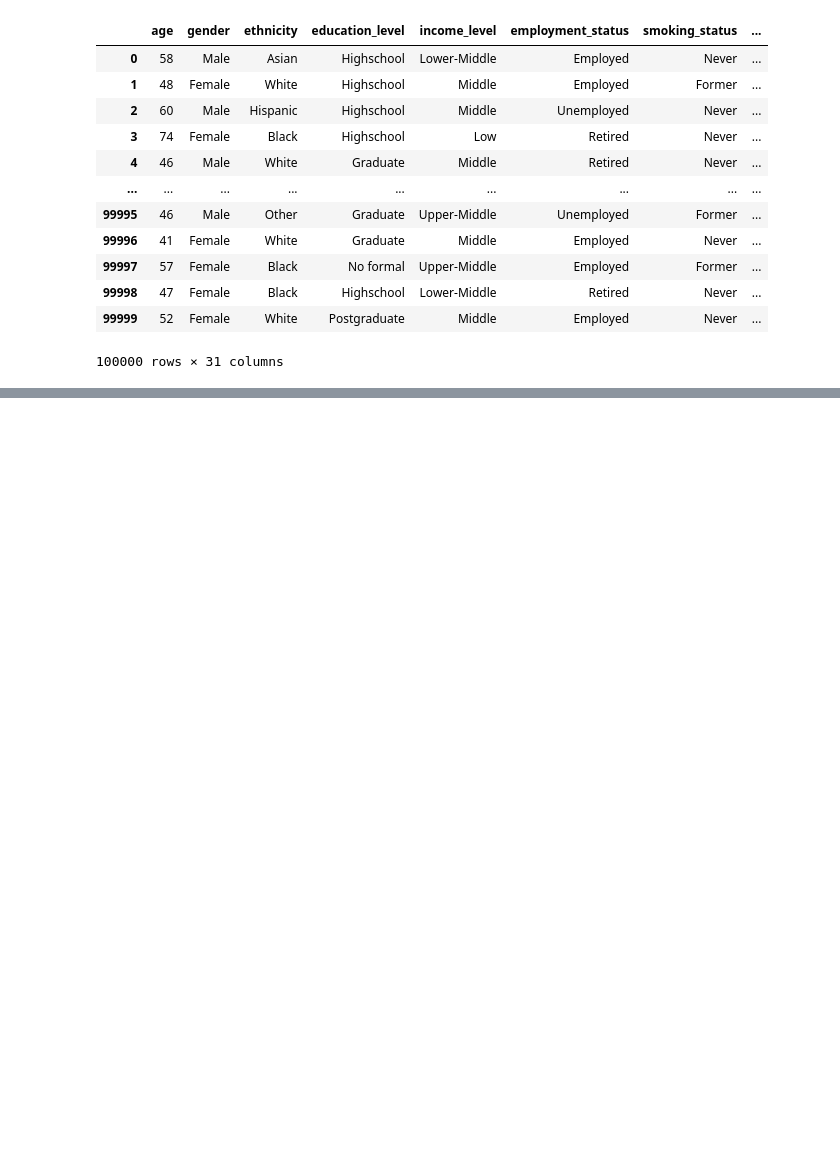
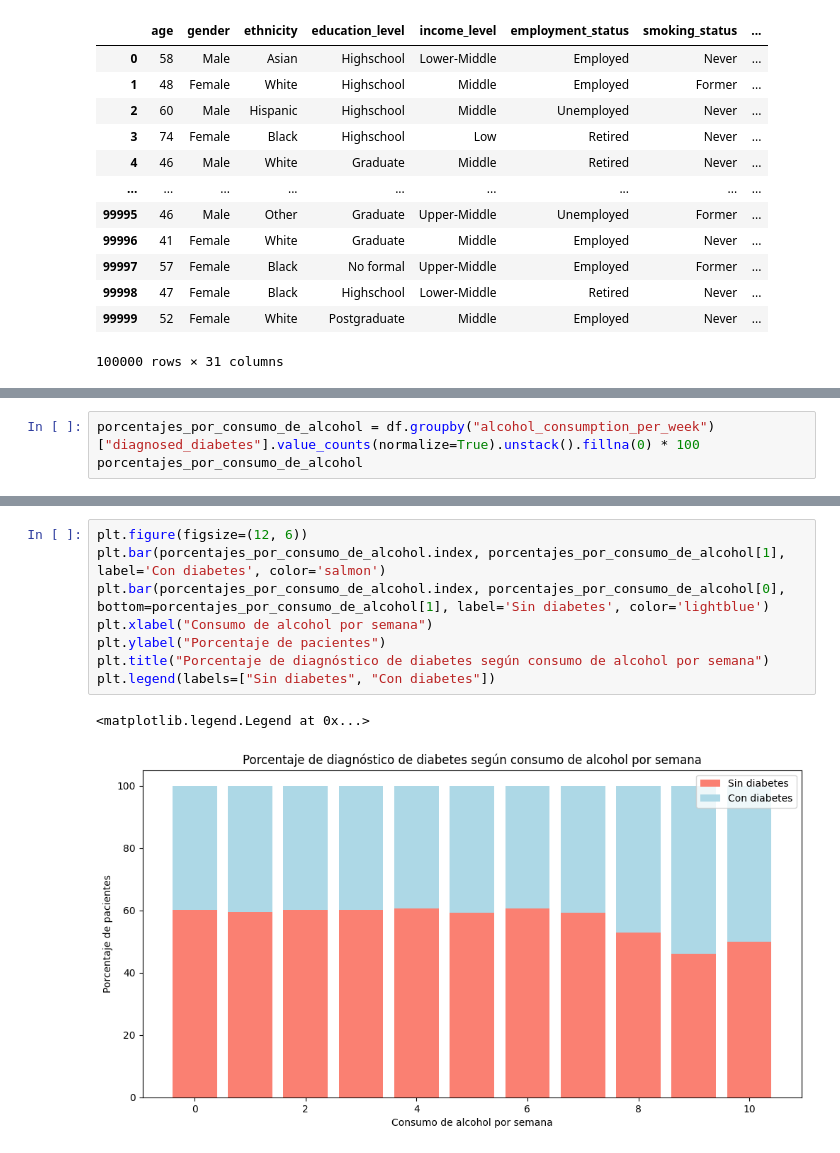
Before and after one commit to diegocv00/Diabetes, a Jupyter notebook: Diabetes.ipynb, the cells around one changed output, grey strips where cells are left out. Saved outputs shown, nothing was run; the diff lists cells and outputs as text; blank space fills up the shorter version.

```diff
--- a/Diabetes.ipynb
+++ b/Diabetes.ipynb
@@ -56,0 +76,3 @@ memory usage: 23.7+ MB
+# %%
+porcentajes_por_consumo_de_alcohol = df.groupby("alcohol_consumption_per_week")["diagnosed_diabetes"].value_counts(normalize=True).unstack().fillna(0) * 100
+porcentajes_por_consumo_de_alcohol
@@ -56,0 +93,11 @@ memory usage: 23.7+ MB
+# %%
+plt.figure(figsize=(12, 6))
+plt.bar(porcentajes_por_consumo_de_alcohol.index, porcentajes_por_consumo_de_alcohol[1], label='Con diabetes', color='salmon')
+plt.bar(porcentajes_por_consumo_de_alcohol.index, porcentajes_por_consumo_de_alcohol[0], bottom=porcentajes_por_consumo_de_alcohol[1], label='Sin diabetes', color='lightblue')
+plt.xlabel("Consumo de alcohol por semana")
+plt.ylabel("Porcentaje de pacientes")
+plt.title("Porcentaje de diagnóstico de diabetes según consumo de alcohol por semana")
+plt.legend(labels=["Sin diabetes", "Con diabetes"])
+# %% [output]
+<matplotlib.legend.Legend at 0x...>
+[figure, added]
```
Also changed, not shown: parts of 26 cells of this notebook.
